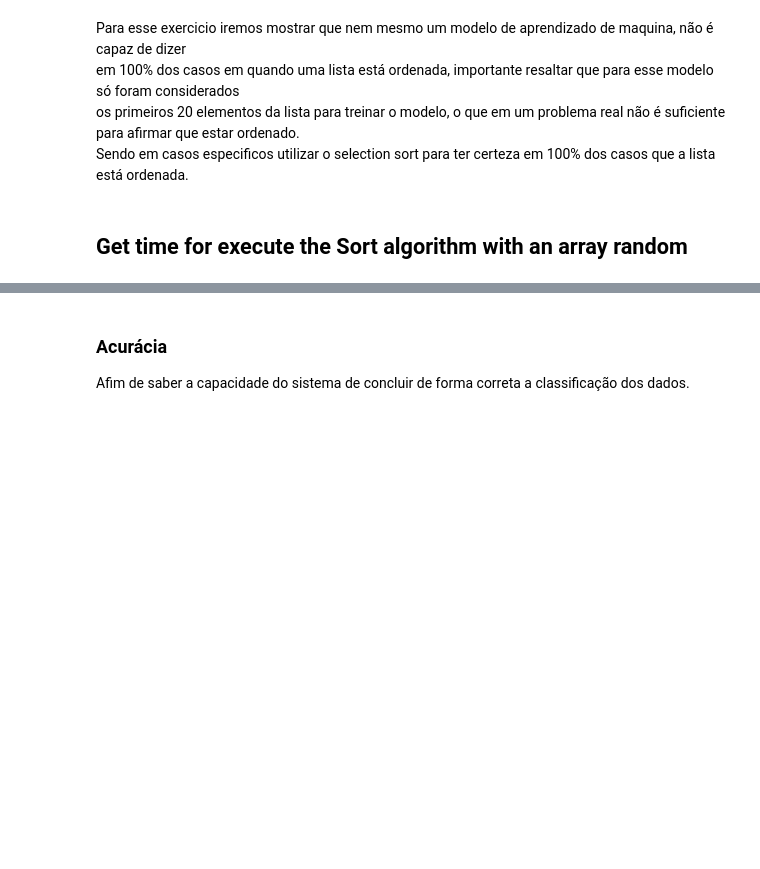
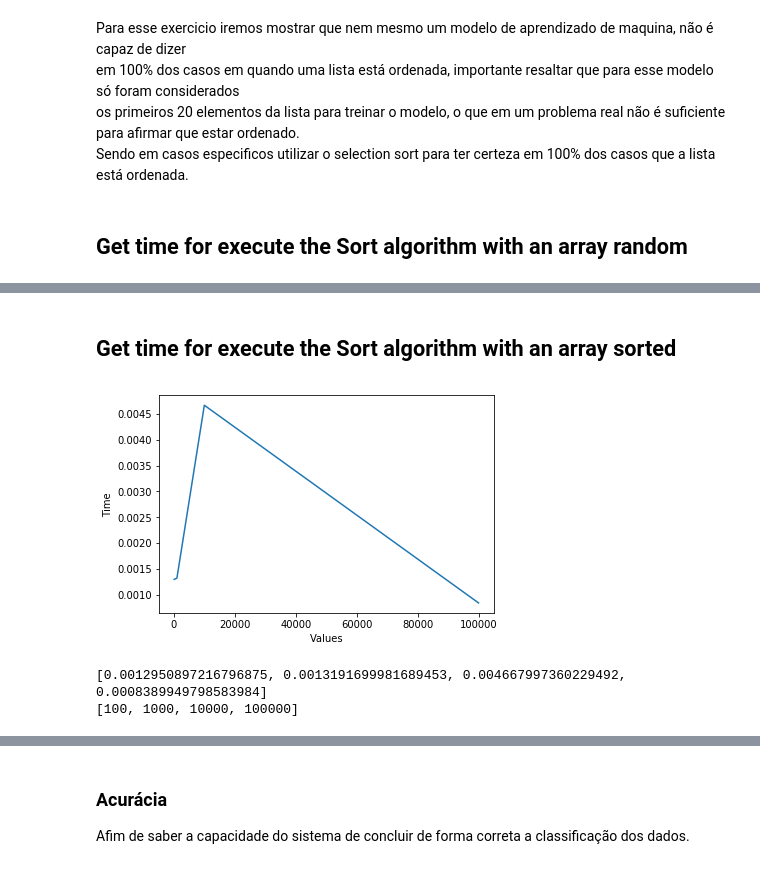
Before and after one commit to EDAII/lista02-sort, a Jupyter notebook: list02_sort.ipynb, the cells around one changed output, grey strips where cells are left out. Cells and saved outputs as stored; diff of their text form; code cells hidden in the pictures; blank space fills up the shorter version.

Commit message:
Adding graphic to get time of execution in an array sorted.

```diff
--- a/list02_sort.ipynb
+++ b/list02_sort.ipynb
@@ -53,4 +54,32 @@ print(interation_with_random_numbers)
 [100, 1000, 10000, 100000]
+# %% [markdown]
+## Get time for execute the Sort algorithm with an array sorted
+# %%
+interation_with_sorted_numbers = []
+time_for_execution_sorted = []
+value = 100
+for a in range(4):
+    random_numbers = generate_random_numbers()
+    random_numbers.sort()
+    start = time.time()
+    ordination = selection_sort(random_numbers)
+    end = time.time()
+    time_of_execution = end - start
+    interation_with_sorted_numbers.append(value)
+    time_for_execution_sorted.append(time_of_execution)
+    value = value*10
+# %%
+import matplotlib.pyplot as plt
+plt.xlabel("Values")
+plt.ylabel("Time")
+plt.plot(interation_with_sorted_numbers,time_for_execution_sorted)
+plt.show()
+print(time_for_execution_sorted)
+print(interation_with_sorted_numbers)
+# %% [output]
+[figure, added]
+[0.0012950897216796875, 0.0013191699981689453, 0.004667997360229492, 0.0008389949798583984]
+[100, 1000, 10000, 100000]
 # %%
 list_for_frame = [[]]
 result = []
```
Also changed, not shown: parts of 3 cells of this notebook.
